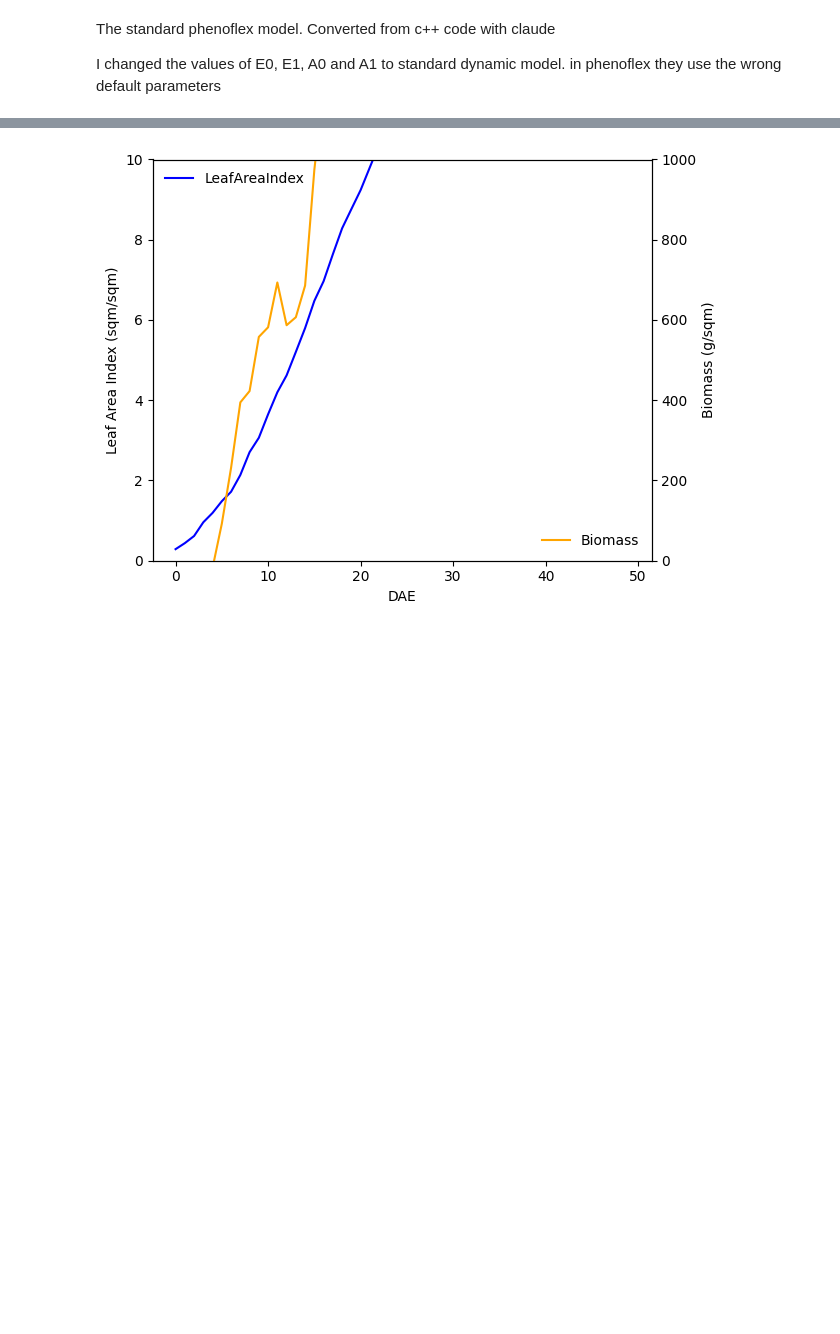
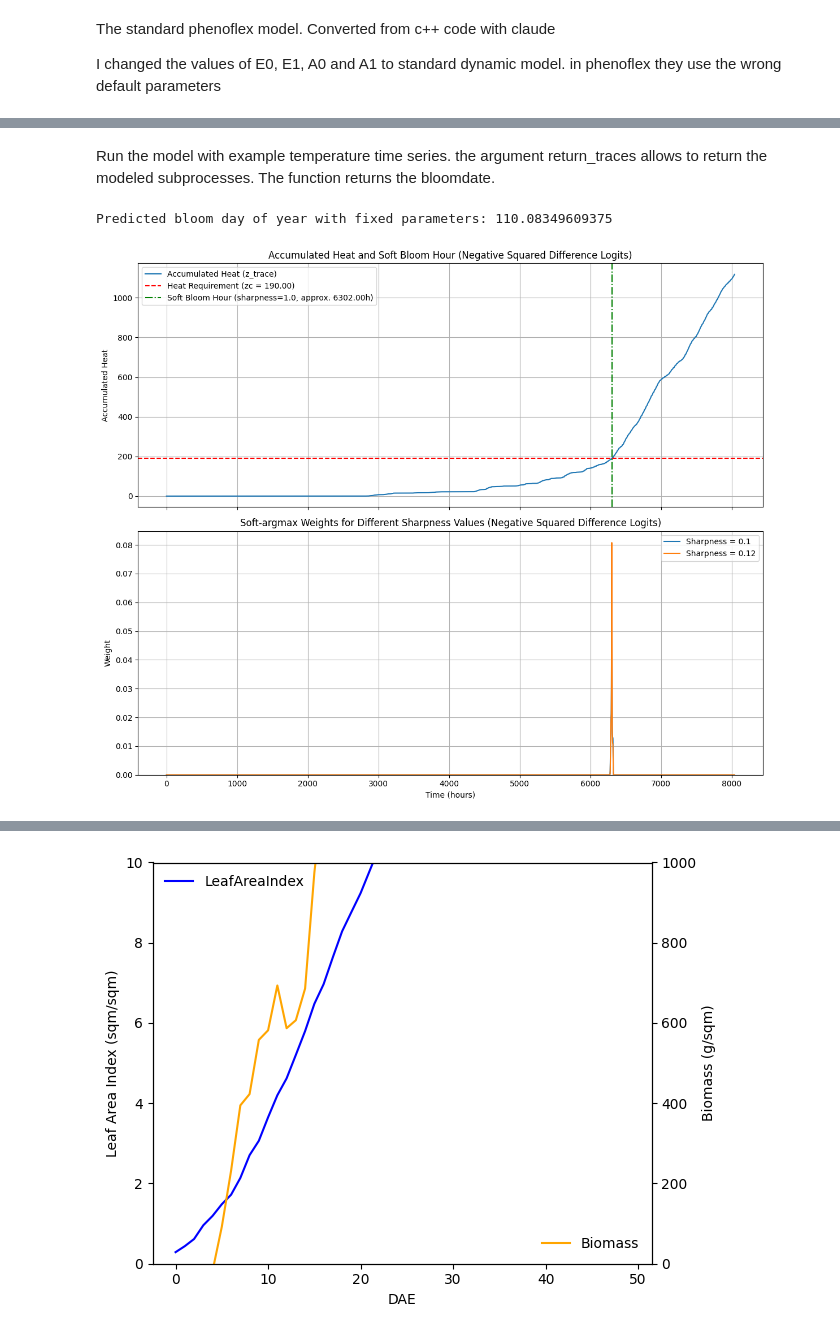
Before and after one commit to larscaspersen/phenoflex_meets_bayes, a Jupyter notebook: hybridmodel_phenoflex.ipynb, the cells around one changed output, grey strips where cells are left out. Saved outputs shown, nothing was run; the diff lists cells and outputs as text; code cells hidden in the pictures; blank space fills up the shorter version.

```diff
--- a/hybridmodel_phenoflex.ipynb
+++ b/hybridmodel_phenoflex.ipynb
@@ -327,0 +477,79 @@ def phenoflex_numpyro(
+# %% [markdown]
+Run the model with example temperature time series. the argument return_traces allows to return the modeled subprocesses. The function returns the bloomdate.
+# %%
+# Run a predictive simulation with the fixed parameters
+# We don't provide bloom_doy_obs here to get the predicted bloom_doy_pred
+predictive = Predictive(conditioned_model, num_samples=1) # num_samples=1 as parameters are fixed
+rng_key, _ = random.split(random.PRNGKey(0))
+predictions = predictive(rng_key,
+                         temp=season_temp,
+                         times=season_times,
+                         start_doy=start_doy,
+                         sharpness = 1,
+                         Imodel=0,
+                         return_traces=True) # Request to return traces
+
+#if doy > 365, subtract 365
+predictions['bloom_doy_pred'] = jnp.where(predictions['bloom_doy_pred'] > 365, predictions['bloom_doy_pred'] - 365, predictions['bloom_doy_pred'])
+
+print("Predicted bloom day of year with fixed parameters:", predictions['bloom_doy_pred'].item())
+# %% [output]
+Predicted bloom day of year with fixed parameters: 110.08349609375
+# %%
+import matplotlib.pyplot as plt
+import jax.numpy as jnp
+
+# Extract relevant data for plotting
+z_trace = predictions['z_trace'][0] # Take the first sample from predictions
+zc = predictions['zc'][0]
+hours = season_times[1:] # Hours corresponding to z_trace
+bloom_doy_pred = predictions['bloom_doy_pred'].item()
+
+# Calculate bloom hour from predicted bloom doy (since start_doy was used in model)
+# start_doy = example_season[0].iloc[0]['JDay'] - (example_season[0].iloc[0]['Hour'] / 24.0) if 'Hour' in example_season[0].columns else example_season[0].iloc[0]['JDay']
+# This is more direct, as predictions['bloom_doy_pred'] already accounts for start_doy
+# So bloom_hour = (bloom_doy_pred - start_doy) * 24.0
+
+# The soft_bloom_hour function returns the hour directly, so we use that.
+# Let's re-calculate it for default sharpness for marking.
+def get_soft_bloom_hour_and_weights(z_trace, hours, zc, sharpness):
+    # MODIFIED: Use negative squared difference for logits
+    logits  = -sharpness * (z_trace - zc)**2
+    # Numerically stable softmax
+    logits  = logits - jnp.max(logits)
+    weights = jnp.exp(logits)
+    weights = weights / jnp.sum(weights)
+    bloom_hour_val = jnp.dot(weights, hours)
+    return bloom_hour_val, weights
+
+bloom_hour_default, _ = get_soft_bloom_hour_and_weights(z_trace, hours, zc, sharpness=1.0) # Using sharpness=1.0 as the default in the model if not specified
+
+# --- Plotting ---
+fig, (ax1, ax2) = plt.subplots(2, 1, figsize=(12, 10), sharex=True)
+
+# Subplot 1: Z-trace and Zc threshold
+ax1.plot(hours, z_trace, label='Accumulated Heat (z_trace)')
+ax1.axhline(zc, color='r', linestyle='--', label=f'Heat Requirement (zc = {zc:.2f})')
+ax1.axvline(bloom_hour_default, color='g', linestyle='-.', label=f'Soft Bloom Hour (sharpness=1.0, approx. {bloom_hour_default:.2f}h)')
+ax1.set_ylabel('Accumulated Heat')
+ax1.set_title('Accumulated Heat and Soft Bloom Hour (Negative Squared Difference Logits)')
+ax1.legend()
+ax1.grid(True)
+
+# Subplot 2: Weights for different sharpness values
+sharpness_values = [0.1, 0.12]
+for s in sharpness_values:
+    _, weights = get_soft_bloom_hour_and_weights(z_trace, hours, zc, sharpness=s)
+    ax2.plot(hours, weights, label=f'Sharpness = {s}')
+
+ax2.set_xlabel('Time (hours)')
+ax2.set_ylabel('Weight')
+ax2.set_title('Soft-argmax Weights for Different Sharpness Values (Negative Squared Difference Logits)')
+ax2.legend()
+ax2.grid(True)
+ax2.set_ylim(bottom=0) # Ensure weights start from 0
+
+plt.tight_layout()
+plt.show()
+# %% [output]
+[figure, added]
```
Also changed, not shown: parts of 20 cells of this notebook.
